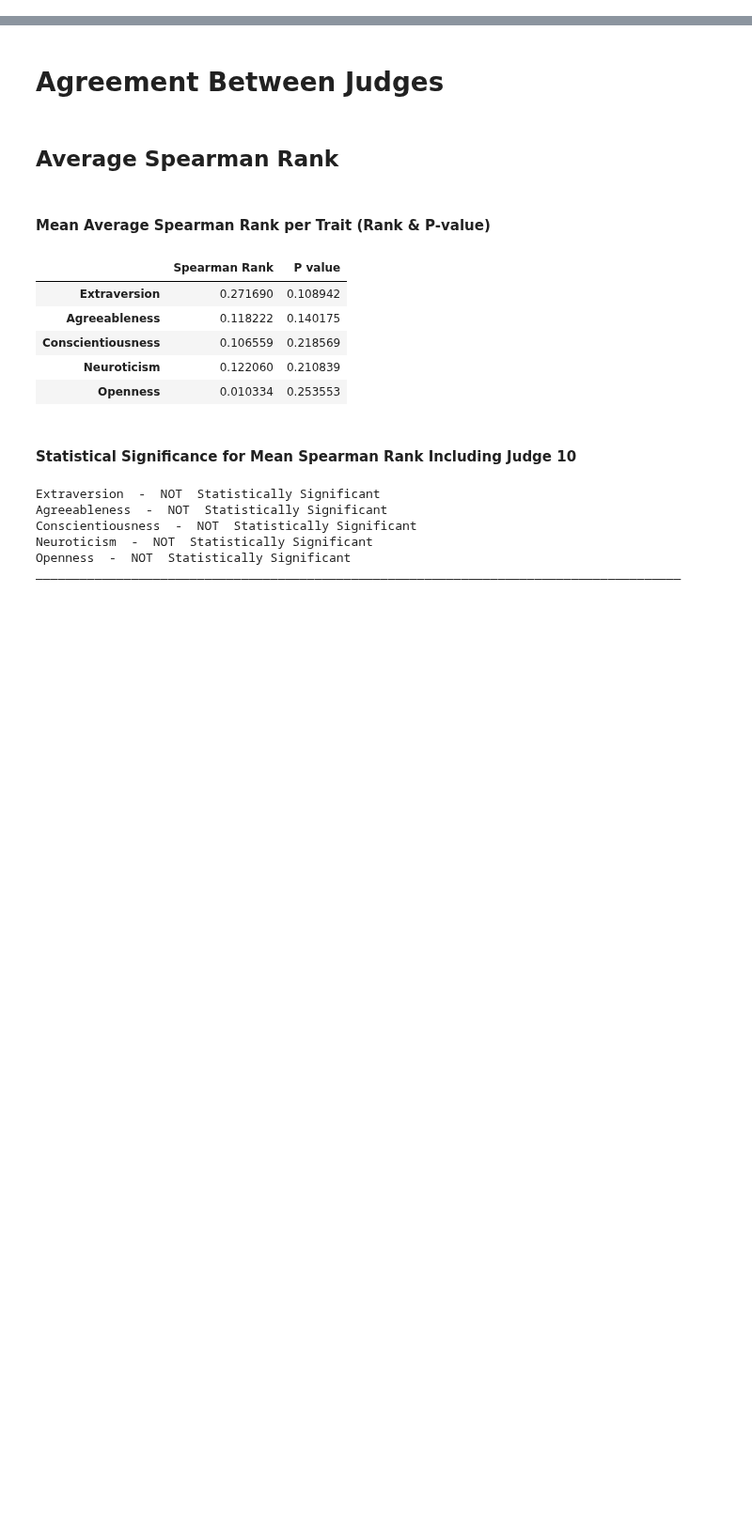
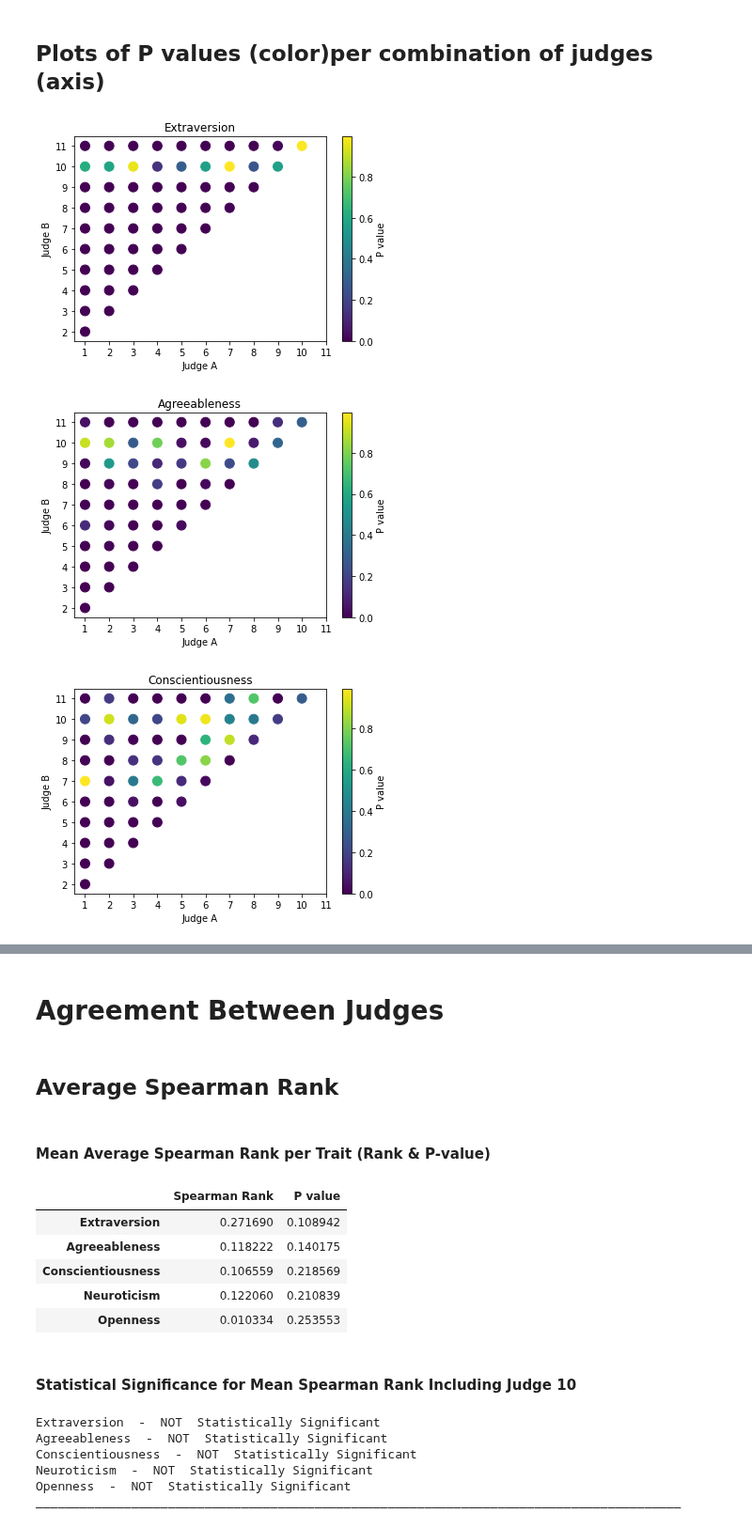
Before and after one commit to sophiak12/Individual_Project, a Jupyter notebook: src/finalResults.ipynb, the cells around one changed output, grey strips where cells are left out. Shown at 94% size. Saved outputs shown, nothing was run; the diff lists cells and outputs as text; code cells hidden in the pictures; blank space fills up the shorter version.

```diff
--- a/src/finalResults.ipynb
+++ b/src/finalResults.ipynb
@@ -2,0 +20,7 @@
+# %%
+judgeSkewPlot()
+# %% [output]
+## Plots of P values (color)per combination of judges (axis)
+[figure, added]
+[figure, added]
+[figure, added]
```
Also changed, not shown: parts of 5 cells of this notebook, 5 other files.
